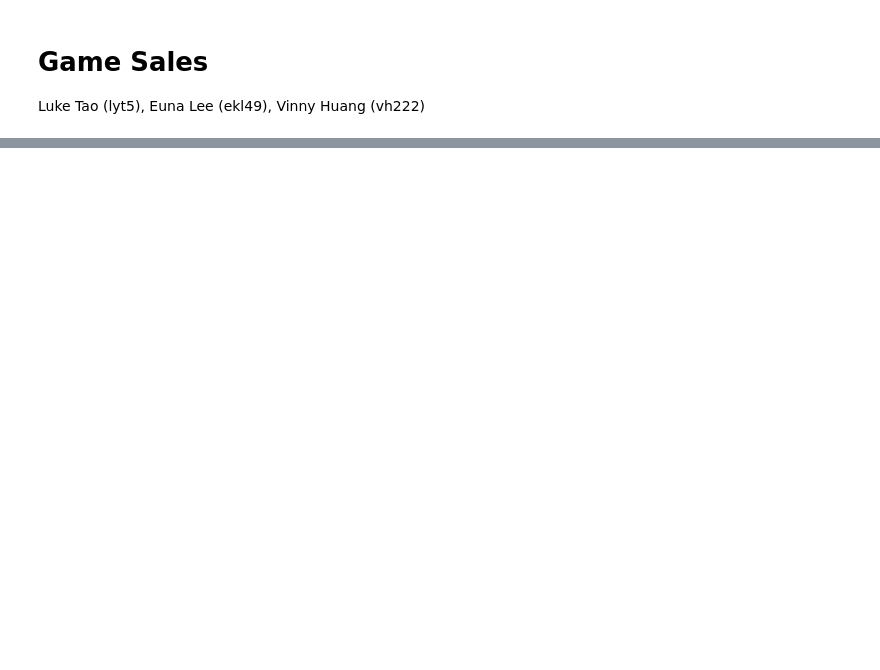
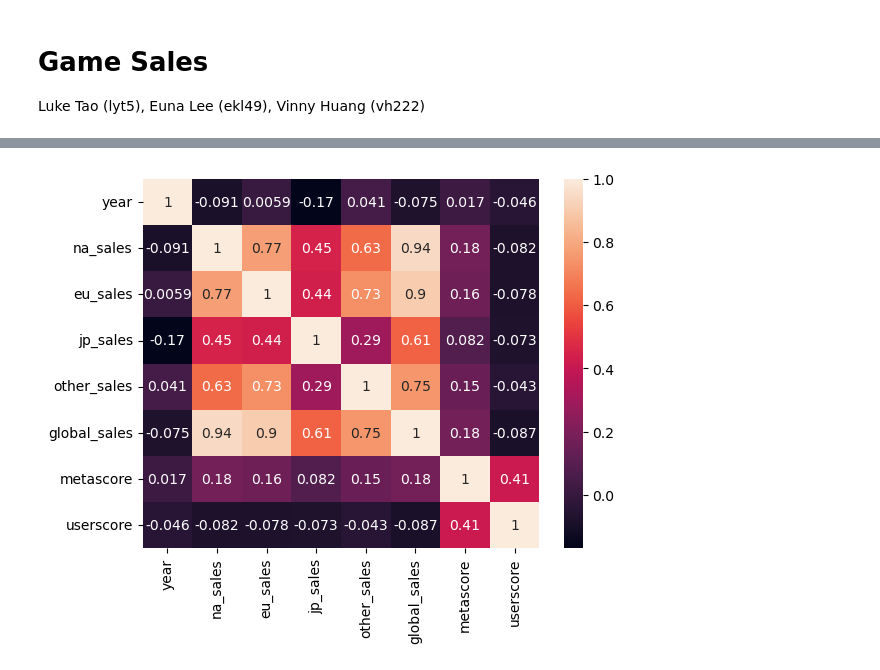
Before and after one commit to vinnyh125/game-sales, a Jupyter notebook: game-sales.ipynb, the cells around one changed output, grey strips where cells are left out. Drawn from its saved outputs; the diff is of its cells as text; code cells hidden in the pictures; blank space fills up the shorter version.

```diff
--- a/game-sales.ipynb
+++ b/game-sales.ipynb
@@ -50,0 +58,12 @@ df.head()
+# %%
+# add scores to sales
+scores['platform'] = scores['platform'].map(platform_dict).fillna(scores['platform'])
+scores = scores.replace(to_replace='tbd', value=pd.NA)
+scores = scores.rename(columns={'user_review': 'userscore',
+                   'meta_score': 'metascore'}, errors='raise')
+scores['userscore'] = scores['userscore'].astype('Float64')
+
+df = pd.merge(sales, scores, on=['name', 'platform'], how='left')
+df = df.sort_values(['name', 'platform'])
+df.info()
+df.head()
@@ -50,0 +96,14 @@ df.head()
+# %%
+# add scores2
+scores2['platform'] = scores2['platform'].map(platform_dict).fillna(scores2['platform'])
+scores2 = scores2.replace(to_replace='tbd', value=pd.NA)
+scores2['metascore'] = scores2['metascore'].astype('Int64')
+scores2['userscore'] = scores2['userscore'].astype('Float64')
+scores2 = scores2.sort_values(['name', 'platform'])
+
+df = df.sort_values(['name', 'platform'])
+df.update(scores2, join='left')
+df['metascore'] = df['metascore'].astype('Int64')
+df['userscore'] = df['userscore'].astype('Float64')
+df.info()
+df.head()
@@ -50,0 +136,4 @@ df.head()
+# %%
+df['publisher'] = df['publisher'].fillna("Unknown")
+df = df.convert_dtypes()
+print(df.isna().sum())
@@ -50,0 +154,5 @@ df.head()
+# %%
+sns.heatmap(df.corr(), annot =True )
+plt.show()
+# %% [output]
+[figure, added]
```
Also changed, not shown: parts of 5 cells of this notebook, 2 other files.
